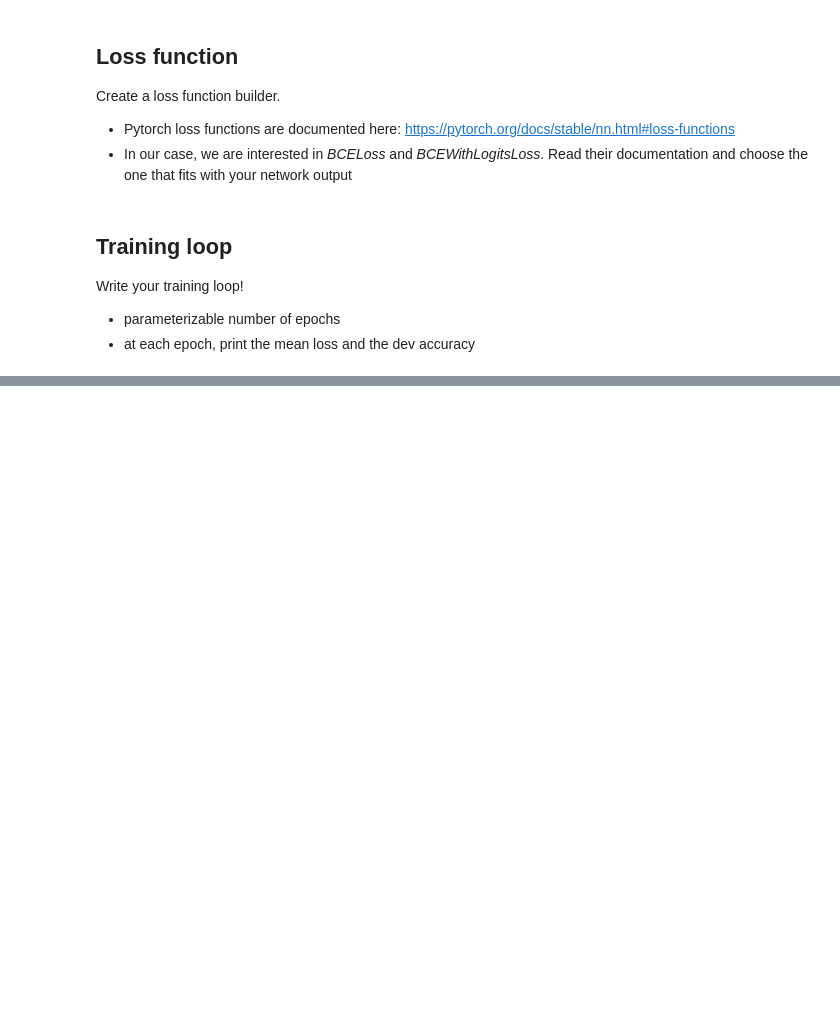
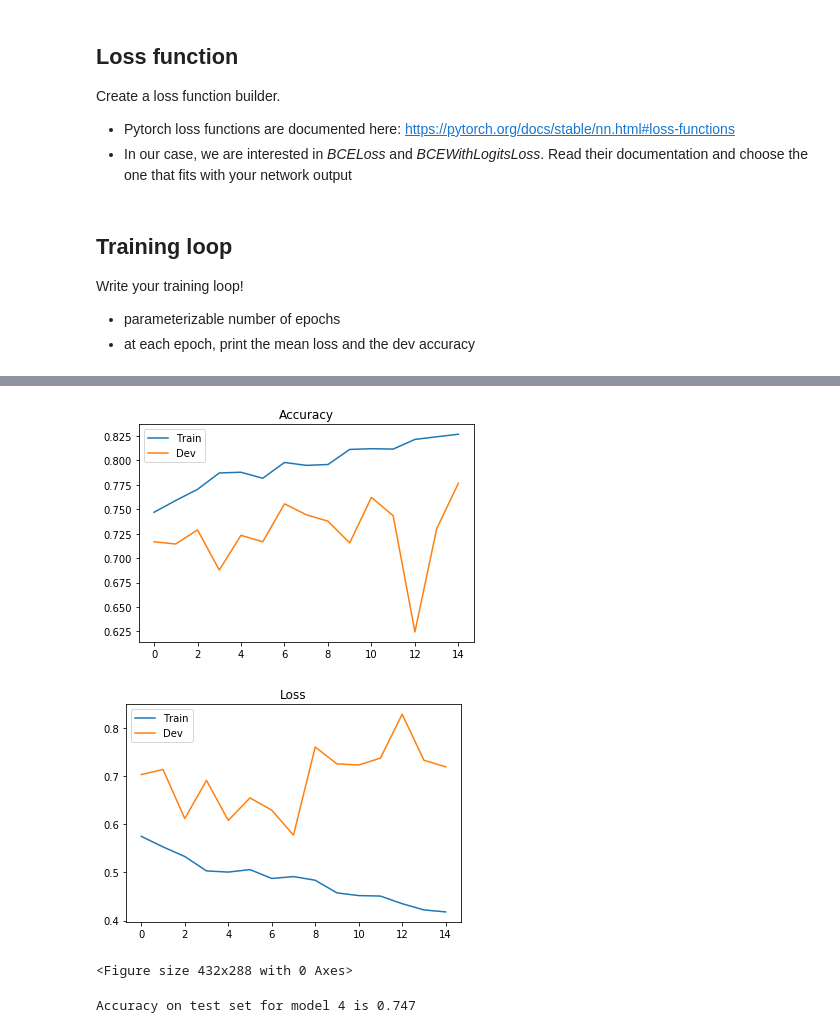
Before and after one commit to FlorianBertelli/M2_AIC, a Jupyter notebook: DeepLearning_NLP/TP1/TP1.ipynb, the cells around one changed output, grey strips where cells are left out. Cells and saved outputs as stored; diff of their text form; code cells hidden in the pictures; blank space fills up the shorter version.

```diff
--- a/DeepLearning_NLP/TP1/TP1.ipynb
+++ b/DeepLearning_NLP/TP1/TP1.ipynb
@@ -267,0 +533,35 @@ KeyboardInterrupt:
+# %%
+class CBOW_classifier_2_hidden(nn.Module):
+    def __init__(self, vocab_size , embedding_dim=100):
+        super(CBOW_classifier_2_hidden, self).__init__()
+        # To create an embedding table: https://pytorch.org/docs/stable/nn.html#torch.nn.Embedding
+        self.emb_db = torch.nn.Embedding(num_embeddings = vocab_size ,embedding_dim=embedding_dim)
+
+        #1st hidden layer with 50 hidden units
+        self.hidden1 = torch.nn.Linear(embedding_dim , 50)
+        #2nd hidden layer with 25 hidden units
+        self.hidden2 = torch.nn.Linear(50 , 25)
+        #ouput layer
+        self.output = torch.nn.Linear(25,1)
+
+
+        #initialisation
+        torch.nn.init.xavier_uniform_(self.hidden1.weight.data)
+        torch.nn.init.zeros_(self.hidden1.bias.data)
+
+        torch.nn.init.xavier_uniform_(self.hidden2.weight.data)
+        torch.nn.init.zeros_(self.hidden2.bias.data)
+
+        torch.nn.init.xavier_uniform_(self.output.weight.data)
+        torch.nn.init.zeros_(self.output.bias.data)
+
+
+    def forward(self, inputs):
+
+        x = self.emb_db(inputs)
+        x = torch.sum(x ,dim=0)
+        x = F.tanh(self.hidden1(x))
+        x = F.tanh(self.hidden2(x))
+        output = F.sigmoid(self.output(x))
+
+        return(output)
@@ -267,0 +570,5 @@ KeyboardInterrupt:
+# %%
+model4 = CBOW_classifier_2_hidden(vocab_size=len(token_index)+1)
+# %%
+train(model4 , 15 , lr=0.1 , X_train =X_train ,y_train = y_train , X_dev = X_dev , y_dev = y_dev)
+# %% [output]
@@ -267,0 +592,28 @@ KeyboardInterrupt:
+[figure, added]
+[figure, added]
+<Figure size 432x288 with 0 Axes>
+# %%
+##test on test data with the two different models
+mean_loss = 0
+accuracy = 0
+
+###testing on dev data#########
+for sent,label in zip(X_test,y_test):
+    data = torch.LongTensor([token_index.str_to_id(word) for word in sent])
+    label = torch.Tensor([label])
+
+    #prediction and loss
+    pred = model4(data)
+    output = loss(pred , label)
+    mean_loss+=output.item()
+
+
+    #computing accuracy
+    if (pred >= 0.5 and label==1):
+        accuracy += 1
+    if(pred<0.5 and label==0):
+        accuracy += 1
+
+print("Accuracy on test set for model 4 is" , accuracy/len(X_test))
+# %% [output]
+Accuracy on test set for model 4 is 0.747
```
Also changed, not shown: parts of 23 cells of this notebook.
